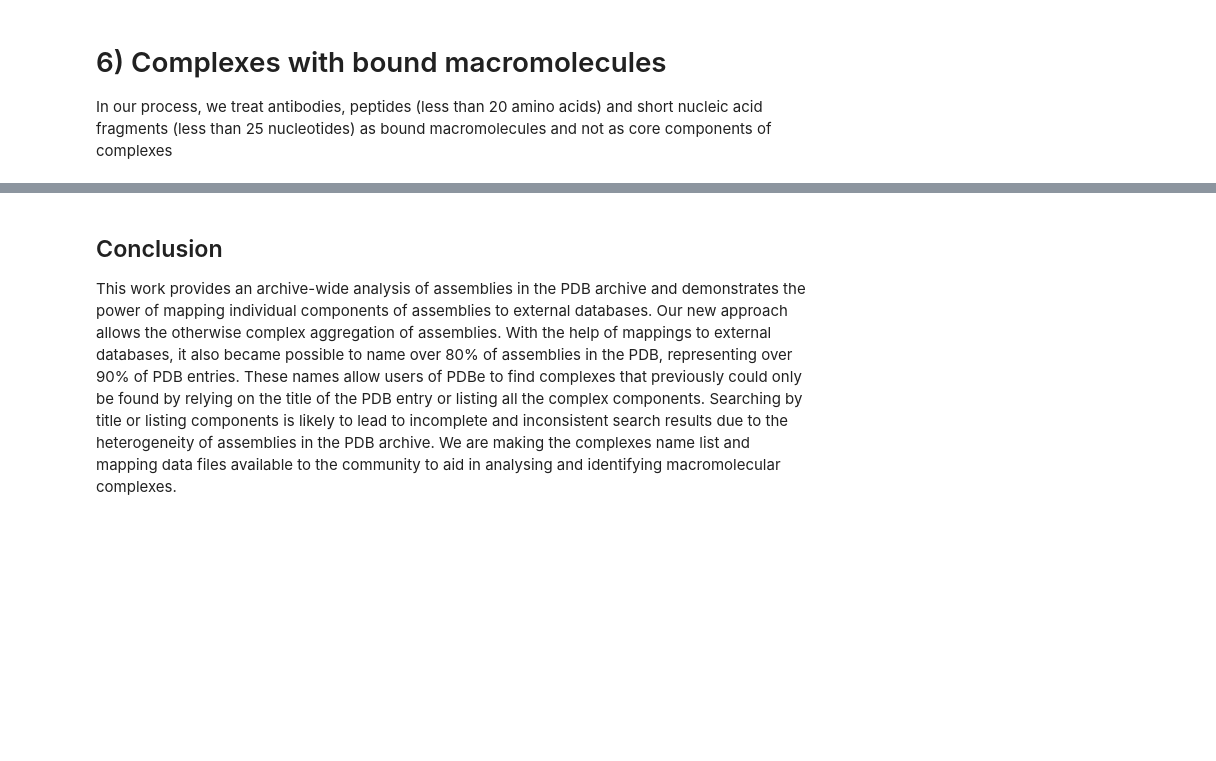
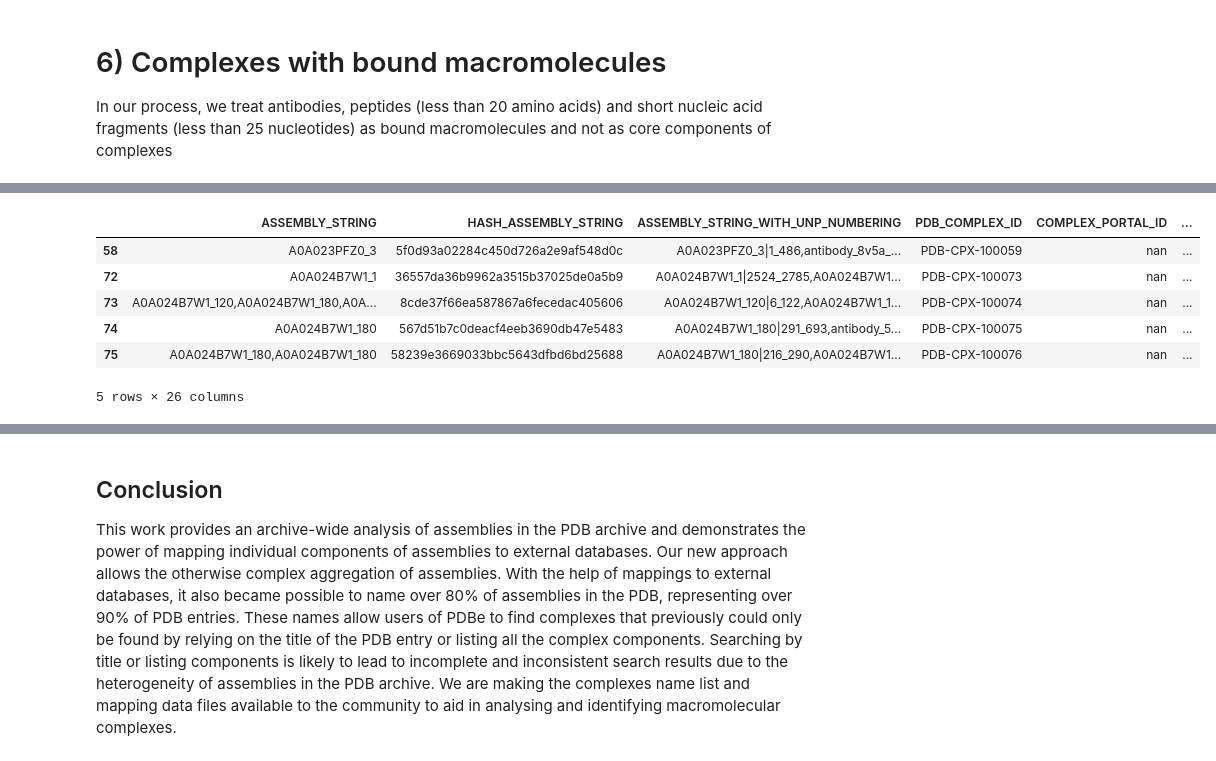
Before and after one commit to PDBe-KB/pdbe-assemblies-analysis, a Jupyter notebook: assemblies_analysis.ipynb, the cells around one changed output, grey strips where cells are left out. Cells and saved outputs as stored; diff of their text form; code cells hidden in the pictures; blank space fills up the shorter version.

```diff
--- a/assemblies_analysis.ipynb
+++ b/assemblies_analysis.ipynb
@@ -1472,0 +1463,7 @@ It appears
+# %%
+# Get the identifiers of complexes with antibodies bound
+ab_ids = (
+    df_bound.loc[df_bound['BOUND_MOLECULE_TYPE'].str.strip().str.lower().eq('antibody'),
+                 'PDB_COMPLEX_ID']
+      .dropna().drop_duplicates()
+)
@@ -1472,0 +1485,12 @@ It appears
+# %%
+df_protein_with_ab = df_protein[df_protein['PDB_COMPLEX_ID'].isin(ab_ids)]
+# %%
+df_protein_with_ab.head(5)
+# %% [output]
+|  | ASSEMBLY_STRING | HASH_ASSEMBLY_STRING | ASSEMBLY_STRING_WITH_UNP_NUMBERING | PDB_COMPLEX_ID | COMPLEX_PORTAL_ID | ... |
+| 58 | A0A023PFZ0_3 | 5f0d93a02284c450d726a2e9af548d0c | A0A023PFZ0_3|1_486,antibody_8v5a_... | PDB-CPX-100059 | nan | ... |
+| 72 | A0A024B7W1_1 | 36557da36b9962a3515b37025de0a5b9 | A0A024B7W1_1|2524_2785,A0A024B7W1... | PDB-CPX-100073 | nan | ... |
+| 73 | A0A024B7W1_120,A0A024B7W1_180,A0A... | 8cde37f66ea587867a6fecedac405606 | A0A024B7W1_120|6_122,A0A024B7W1_1... | PDB-CPX-100074 | nan | ... |
+| 74 | A0A024B7W1_180 | 567d51b7c0deacf4eeb3690db47e5483 | A0A024B7W1_180|291_693,antibody_5... | PDB-CPX-100075 | nan | ... |
+| 75 | A0A024B7W1_180,A0A024B7W1_180 | 58239e3669033bbc5643dfbd6bd25688 | A0A024B7W1_180|216_290,A0A024B7W1... | PDB-CPX-100076 | nan | ... |
+5 rows × 26 columns
```
Also changed, not shown: parts of 81 cells of this notebook.
